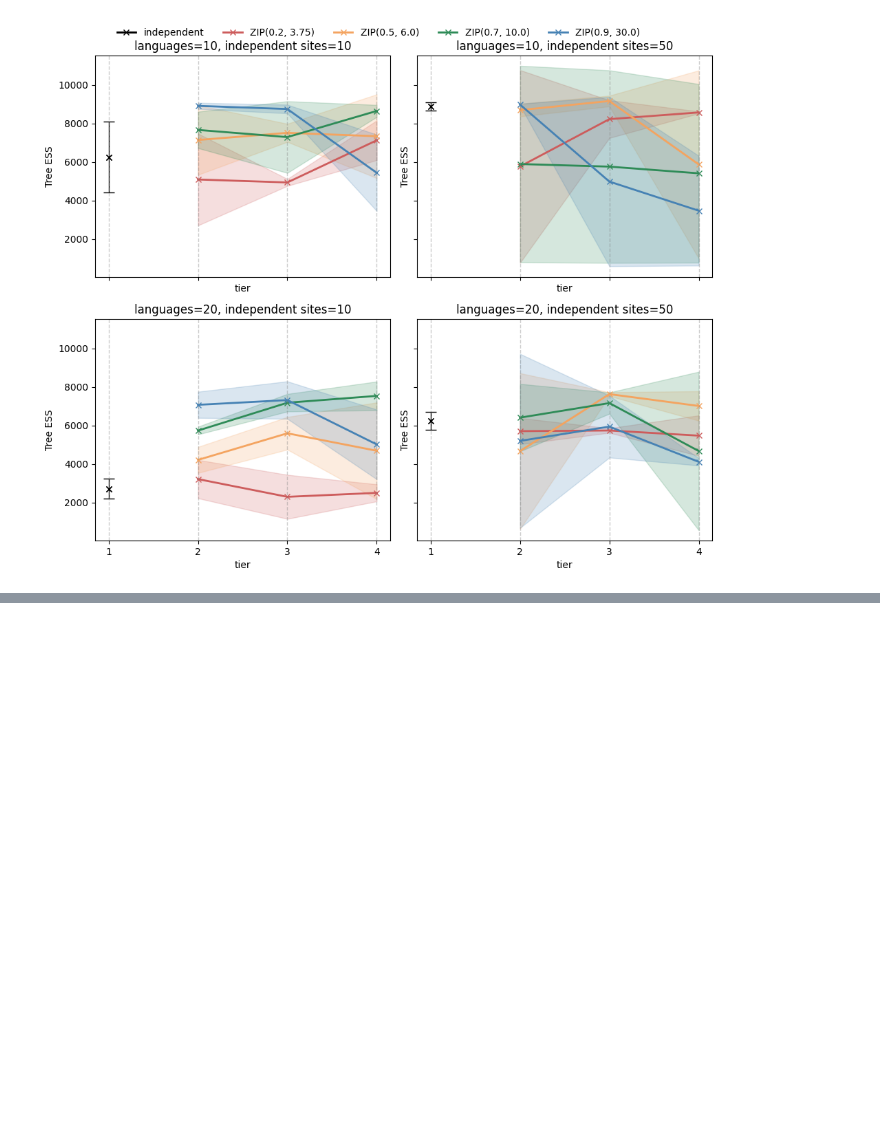
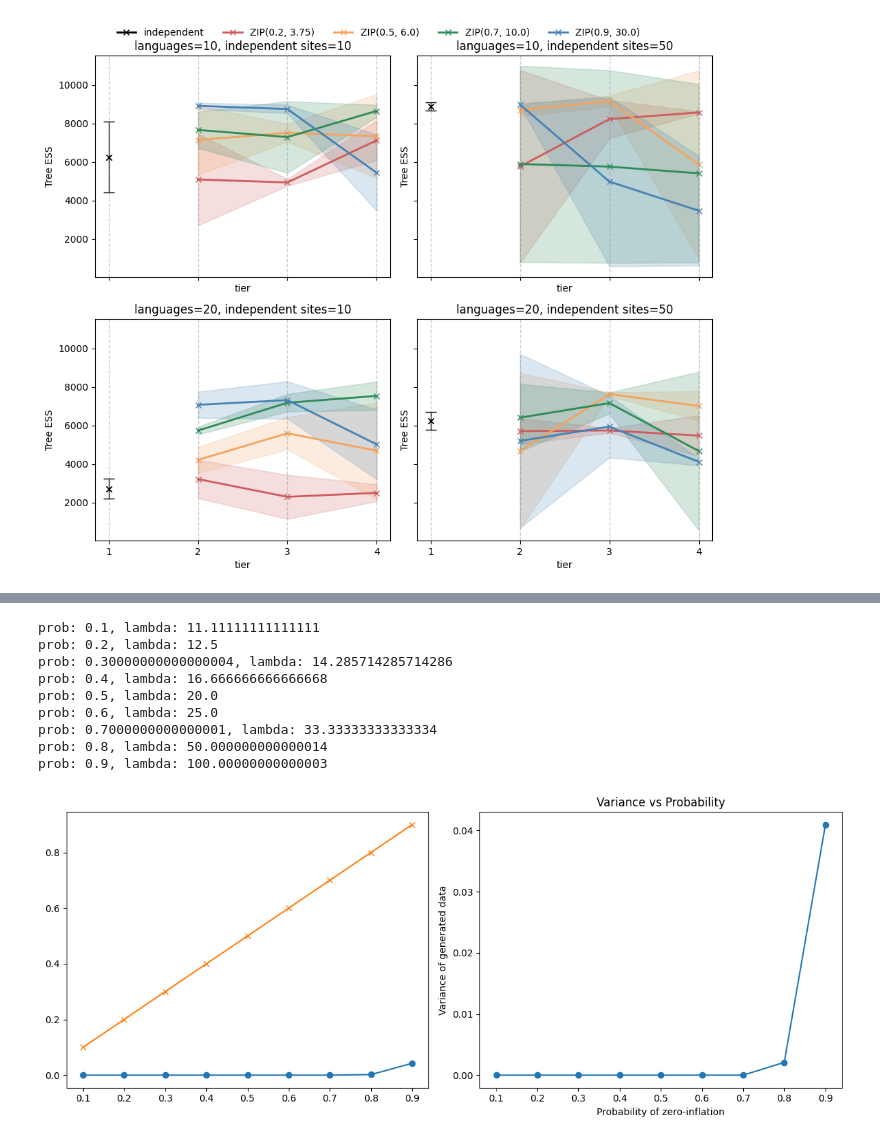
Before and after one commit to jaamestaay/M4R, a Jupyter notebook: data/results_processing.ipynb, the cells around one changed output, grey strips where cells are left out. Saved outputs shown, nothing was run; the diff lists cells and outputs as text; code cells hidden in the pictures; blank space fills up the shorter version.

```diff
--- a/data/results_processing.ipynb
+++ b/data/results_processing.ipynb
@@ -378,3 +403,45 @@ def generate_zip_variables(prob, mean, size):
                 np.random.binomial(1, 1-prob, size)
                 * np.random.poisson(mean, size)
             )
+# %%
+mu = 10
+probs = np.linspace(0.1, 0.9, 9)
+lambdas = mu/(1-probs)
+size = 10000
+data = np.zeros((9, size))
+props = np.zeros((9, size))
+for i in range(9):
+    p = probs[i]
+    l = lambdas[i]
+    print(f"prob: {p}, lambda: {l}")
+    generate_zip_variables(p, l, 10)
+    for j in range(size):
+        vals = generate_zip_variables(p, l, 30)
+        data[i, j] = np.mean(vals)
+        props[i, j] = np.mean(np.sum(vals) == 0)
+
+# Plot mean and variance of each row as a function of probability
+means = props.mean(axis=1)
+variances = props.var(axis=1)
+plt.figure(figsize=(12, 5))
+plt.subplot(1, 2, 1)
+plt.plot(probs, means, marker='o')
+plt.plot(probs, probs + (1-probs) * np.exp(-lambdas), marker='x', label='Theoretical mean')
+plt.subplot(1, 2, 2)
+plt.plot(probs, variances, marker='o')
+plt.xlabel('Probability of zero-inflation')
+plt.ylabel('Variance of generated data')
+plt.title('Variance vs Probability')
+plt.tight_layout()
+plt.show()
+# %% [output]
+prob: 0.1, lambda: 11.11111111111111
+prob: 0.2, lambda: 12.5
+prob: 0.30000000000000004, lambda: 14.285714285714286
+prob: 0.4, lambda: 16.666666666666668
+prob: 0.5, lambda: 20.0
+prob: 0.6, lambda: 25.0
+prob: 0.7000000000000001, lambda: 33.33333333333334
+prob: 0.8, lambda: 50.000000000000014
+prob: 0.9, lambda: 100.00000000000003
+[figure, added]
```
Also changed, not shown: parts of 1 cell of this notebook, 2 other files.
